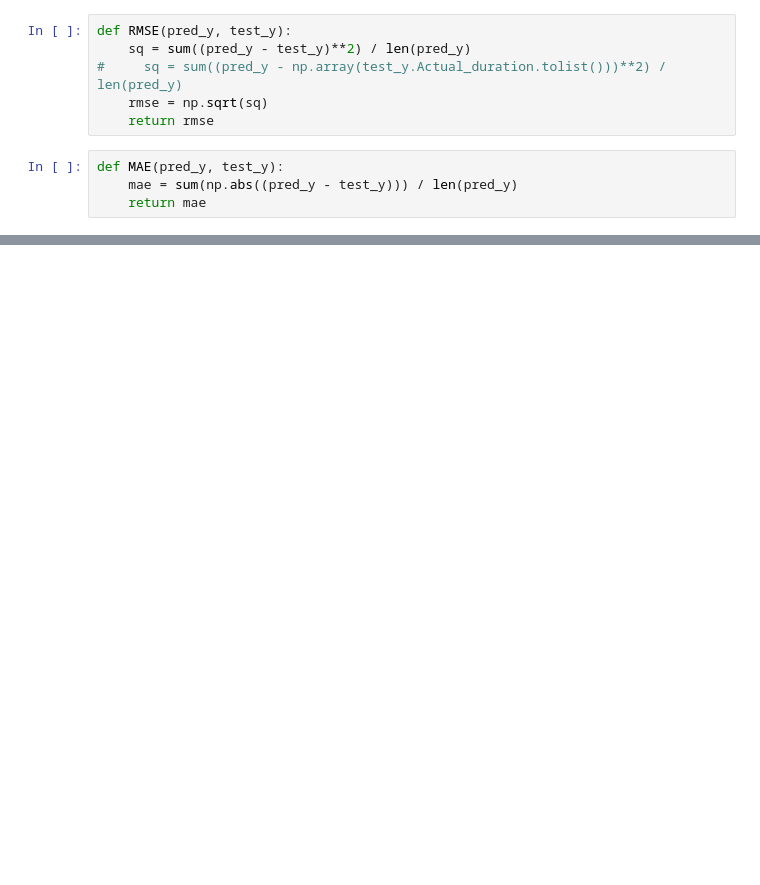
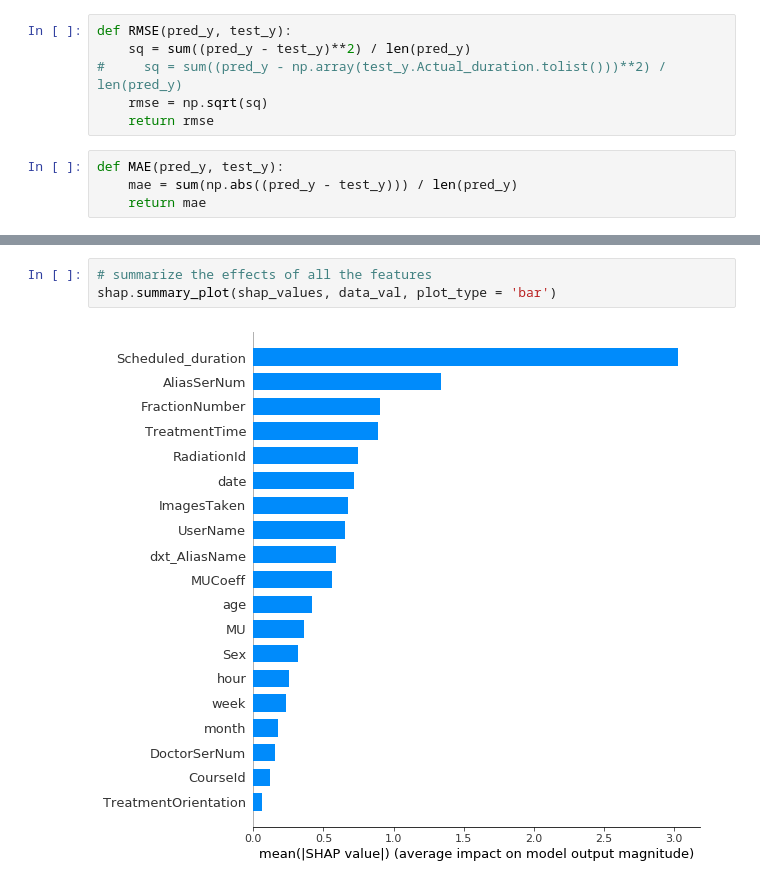
Before and after one commit to Alex2Yang97/waiting_time_project, a Jupyter notebook: code/数据预处理/ligthgbm_model.ipynb, the cells around one changed output, grey strips where cells are left out. Cells and saved outputs as stored; diff of their text form; blank space fills up the shorter version.

```diff
--- a/code/数据预处理/ligthgbm_model.ipynb
+++ b/code/数据预处理/ligthgbm_model.ipynb
@@ -599,0 +423,5 @@ train_x_display = data_display.iloc[: int(0.9 * data.shape[0])]
+# %%
+# summarize the effects of all the features
+shap.summary_plot(shap_values, data_val, plot_type = 'bar')
+# %% [output]
+[figure, added]
```
Also changed, not shown: parts of 64 cells of this notebook, 2 other files.
